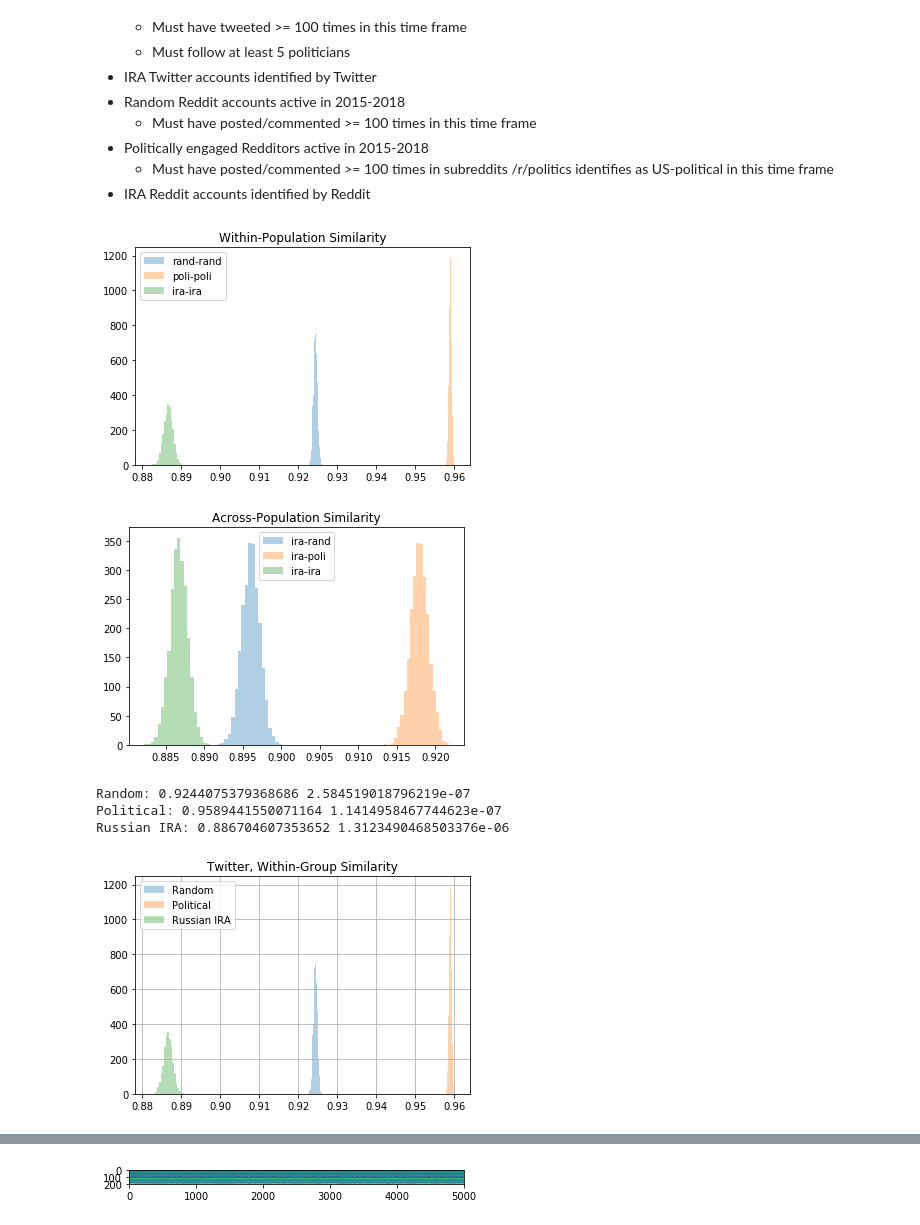
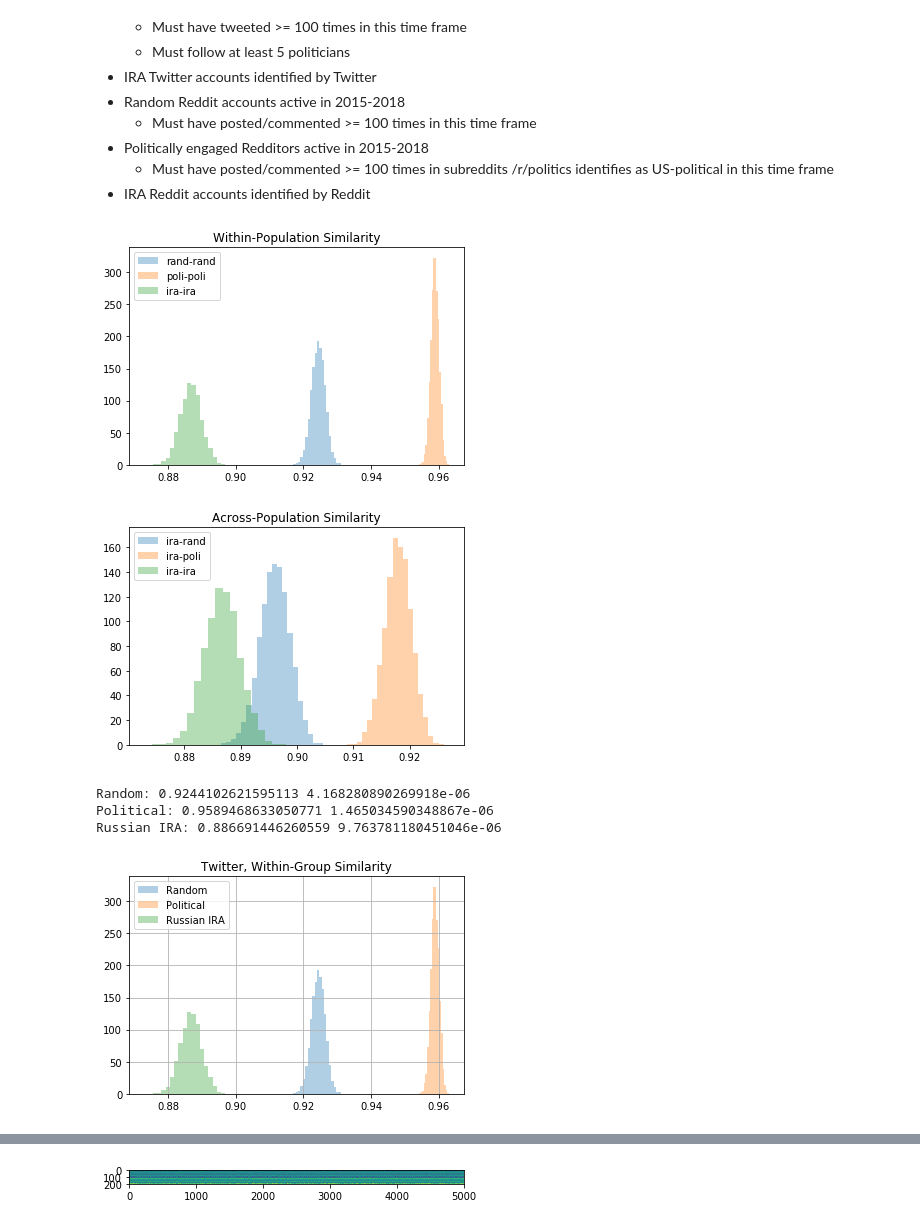
Before and after one commit to cbuntain/social-x-coor, a Jupyter notebook: notebooks/02a-PopulationTextComparison-Popular.ipynb, the cells around one changed output, grey strips where cells are left out. Saved outputs shown, nothing was run; the diff lists cells and outputs as text; code cells hidden in the pictures.

```diff
--- a/notebooks/02a-PopulationTextComparison-Popular.ipynb
+++ b/notebooks/02a-PopulationTextComparison-Popular.ipynb
@@ -102,3 +39,6 @@ bootstrap_count = 5000
+# %%
+sample_count = 1000
+bootstrap_count = 5000
 # %%
 twitter_links_df_rand = pd.read_csv("twitter_random_sample_user_means.csv")
 twitter_links_df_poli = pd.read_csv("twitter_political_sample_user_means.csv")
@@ -132,59 +72,89 @@ t2t_ira_ira_sim = sklearn.metrics.pairwise.cosine_similarity(
     twitter_user_links_mat_ira, twitter_user_links_mat_ira)
 
 t2t_ira_rand_sim = sklearn.metrics.pairwise.cosine_similarity(
     twitter_user_links_mat_ira, twitter_user_links_mat_rand)
 t2t_ira_poli_sim = sklearn.metrics.pairwise.cosine_similarity(
     twitter_user_links_mat_ira, twitter_user_links_mat_poli)
 t2t_rand_poli_sim = sklearn.metrics.pairwise.cosine_similarity(
     twitter_user_links_mat_rand, twitter_user_links_mat_poli)
 
-# Collapse similarities down to get the mean similarity for each user on the left to all users on the right
-#. note the minus 1 and reduction of shape by 1 for the within-platform groups, which I do to remove the
-#. self-similarity effect
-t2t_rand_rand_sim_avg = (np.sum(t2t_rand_rand_sim, axis=1) - 1) / (twitter_user_links_mat_rand.shape[0] - 1)
-t2t_poli_poli_sim_avg = (np.sum(t2t_poli_poli_sim, axis=1) - 1) / (twitter_user_links_mat_poli.shape[0] - 1)
-t2t_ira_ira_sim_avg = (np.sum(t2t_ira_ira_sim, axis=1) - 1) / (twitter_user_links_mat_ira.shape[0] - 1)
-t2t_ira_rand_sim_avg = np.mean(t2t_ira_rand_sim, axis=1)
-t2t_ira_poli_sim_avg = np.mean(t2t_ira_poli_sim, axis=1)
-t2t_ira_ira_sim_avg = np.mean(t2t_ira_ira_sim, axis=1)
-t2t_rand_poli_sim_avg = np.mean(t2t_rand_poli_sim, axis=1)
+# # Collapse similarities down to get the mean similarity for each user on the left to all users on the right
+# #. note the minus 1 and reduction of shape by 1 for the within-platform groups, which I do to remove the
+# #. self-similarity effect
+# t2t_rand_rand_sim_avg = (np.sum(t2t_rand_rand_sim, axis=1) - 1) / (twitter_user_links_mat_rand.shape[0] - 1)
+# t2t_poli_poli_sim_avg = (np.sum(t2t_poli_poli_sim, axis=1) - 1) / (twitter_user_links_mat_poli.shape[0] - 1)
+# t2t_ira_ira_sim_avg = (np.sum(t2t_ira_ira_sim, axis=1) - 1) / (twitter_user_links_mat_ira.shape[0] - 1)
+# t2t_ira_rand_sim_avg = np.mean(t2t_ira_rand_sim, axis=1)
+# t2t_ira_poli_sim_avg = np.mean(t2t_ira_poli_sim, axis=1)
+# t2t_ira_ira_sim_avg = np.mean(t2t_ira_ira_sim, axis=1)
+# t2t_rand_poli_sim_avg = np.mean(t2t_rand_poli_sim, axis=1)
+
+t2t_rand_rand_sim_flat = t2t_rand_rand_sim.flatten()
+t2t_poli_poli_sim_flat = t2t_poli_poli_sim.flatten()
+t2t_ira_ira_sim_flat = t2t_ira_ira_sim.flatten()
+t2t_ira_rand_sim_flat = t2t_ira_rand_sim.flatten()
+t2t_ira_poli_sim_flat = t2t_ira_poli_sim.flatten()
 
 # Show similarity distribution within populations in this platform
-t2t_rand_rand_sim_avg_bootstrap = [sklearn.utils.resample(t2t_rand_rand_sim_avg, replace=True, n_samples=t2t_rand_rand_sim_avg.shape[0]).mean() for i in range(bootstrap_count)]
-t2t_poli_poli_sim_avg_bootstrap = [sklearn.utils.resample(t2t_poli_poli_sim_avg, replace=True, n_samples=t2t_poli_poli_sim_avg.shape[0]).mean() for i in range(bootstrap_count)]
-t2t_ira_ira_sim_avg_bootstrap = [sklearn.utils.resample(t2t_ira_ira_sim_avg, replace=True, n_samples=t2t_ira_ira_sim_avg.shape[0]).mean() for i in range(bootstrap_count)]
+t2t_rand_rand_sim_avg_bootstrap = [
+    sklearn.utils.resample(
+        t2t_rand_rand_sim_flat, replace=True, n_samples=sample_count
+    ).mean()
+    for i in range(bootstrap_count)
+]
+t2t_poli_poli_sim_avg_bootstrap = [
+    sklearn.utils.resample(
+        t2t_poli_poli_sim_flat, replace=True, n_samples=sample_count
+    ).mean()
+    for i in range(bootstrap_count)
+]
+t2t_ira_ira_sim_avg_bootstrap = [
+    sklearn.utils.resample(
+        t2t_ira_ira_sim_flat, replace=True, n_samples=sample_count
+    ).mean()
+    for i in range(bootstrap_count)
+]
 
 plt.hist(t2t_rand_rand_sim_avg_bootstrap, bins=20, density=True, alpha=0.35, label="rand-rand")
 plt.hist(t2t_poli_poli_sim_avg_bootstrap, bins=20, density=True, alpha=0.35, label="poli-poli")
 plt.hist(t2t_ira_ira_sim_avg_bootstrap, bins=20, density=True, alpha=0.35, label="ira-ira")
 
 plt.title("Within-Population Similarity")
 plt.legend()
 plt.show()
 
 # Show similarity distribution across populations in this platform
-t2t_ira_rand_sim_avg_bootstrap = [sklearn.utils.resample(t2t_ira_rand_sim_avg, replace=True, n_samples=t2t_ira_rand_sim_avg.shape[0]).mean() for i in range(bootstrap_count)]
-t2t_ira_poli_sim_avg_bootstrap = [sklearn.utils.resample(t2t_ira_poli_sim_avg, replace=True, n_samples=t2t_ira_poli_sim_avg.shape[0]).mean() for i in range(bootstrap_count)]
-t2t_ira_ira_sim_avg_bootstrap = [sklearn.utils.resample(t2t_ira_ira_sim_avg, replace=True, n_samples=t2t_ira_ira_sim_avg.shape[0]).mean() for i in range(bootstrap_count)]
+t2t_ira_rand_sim_avg_bootstrap = [
+    sklearn.utils.resample(
+        t2t_ira_rand_sim_flat, replace=True, n_samples=sample_count
+    ).mean()
+    for i in range(bootstrap_count)
+]
+t2t_ira_poli_sim_avg_bootstrap = [
+    sklearn.utils.resample(
+        t2t_ira_poli_sim_flat, replace=True, n_samples=sample_count
+    ).mean()
+    for i in range(bootstrap_count)
+]
 
 plt.hist(t2t_ira_rand_sim_avg_bootstrap, bins=20, density=True, alpha=0.35, label="ira-rand")
 plt.hist(t2t_ira_poli_sim_avg_bootstrap, bins=20, density=True, alpha=0.35, label="ira-poli")
 plt.hist(t2t_ira_ira_sim_avg_bootstrap, bins=20, density=True, alpha=0.35, label="ira-ira")
 
 plt.title("Across-Population Similarity")
 plt.legend()
 plt.show()
 # %% [output]
-[figure, old version]
+[figure, new version]
-[figure, old version]
+[figure, new version]
 # %%
 print("Random:", np.array(t2t_rand_rand_sim_avg_bootstrap).mean(), np.array(t2t_rand_rand_sim_avg_bootstrap).var())
 print("Political:", np.array(t2t_poli_poli_sim_avg_bootstrap).mean(), np.array(t2t_poli_poli_sim_avg_bootstrap).var())
 print("Russian IRA:", np.array(t2t_ira_ira_sim_avg_bootstrap).mean(), np.array(t2t_ira_ira_sim_avg_bootstrap).var())
 # %% [output]
-Random: 0.9244075379368686 2.584519018796219e-07
-Political: 0.9589441550071164 1.1414958467744623e-07
-Russian IRA: 0.886704607353652 1.3123490468503376e-06
+Random: 0.9244102621595113 4.168280890269918e-06
+Political: 0.9589468633050771 1.465034590348867e-06
+Russian IRA: 0.886691446260559 9.763781180451046e-06
 # %%
 plt.hist(t2t_rand_rand_sim_avg_bootstrap, bins=20, density=True, alpha=0.35, label="Random")
 plt.hist(t2t_poli_poli_sim_avg_bootstrap, bins=20, density=True, alpha=0.35, label="Political")
@@ -195,7 +165,7 @@ plt.legend()
 plt.grid()
 plt.show()
 # %% [output]
-[figure, old version]
+[figure, new version]
 # %%
 # Test whether the within-group similarities across the three populations are equal
 f_stat, p_val = scipy.stats.f_oneway(
```
Also changed, not shown: parts of 24 cells of this notebook, 3 other files.
